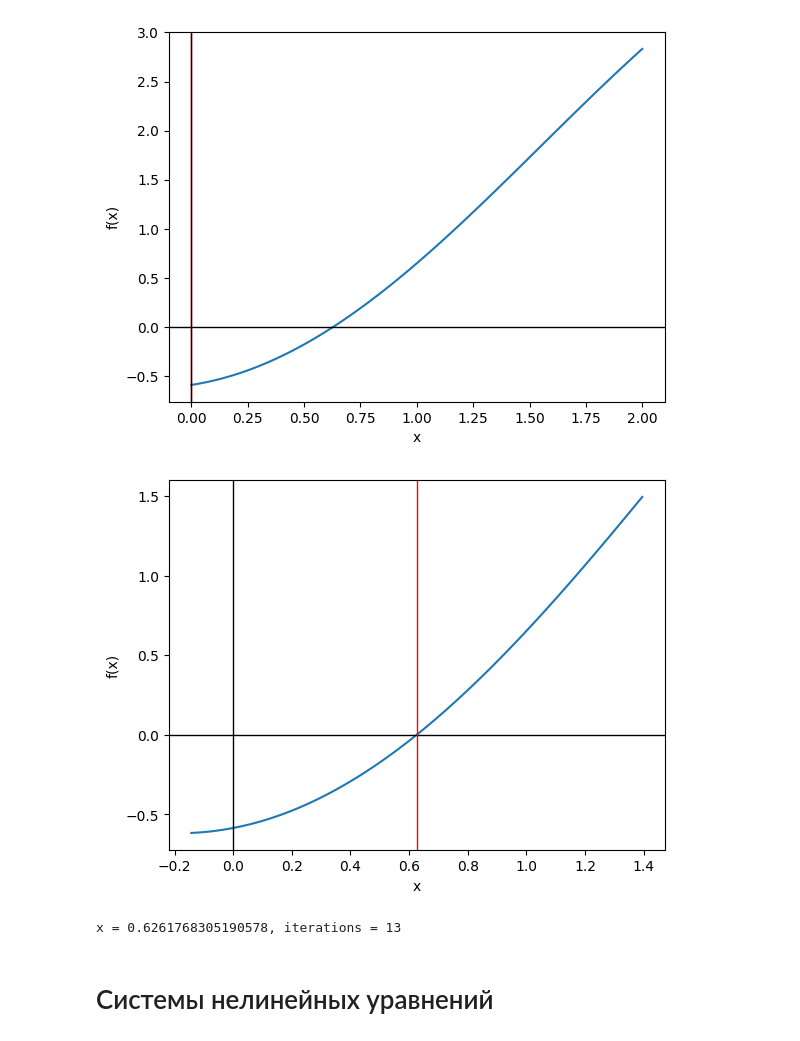
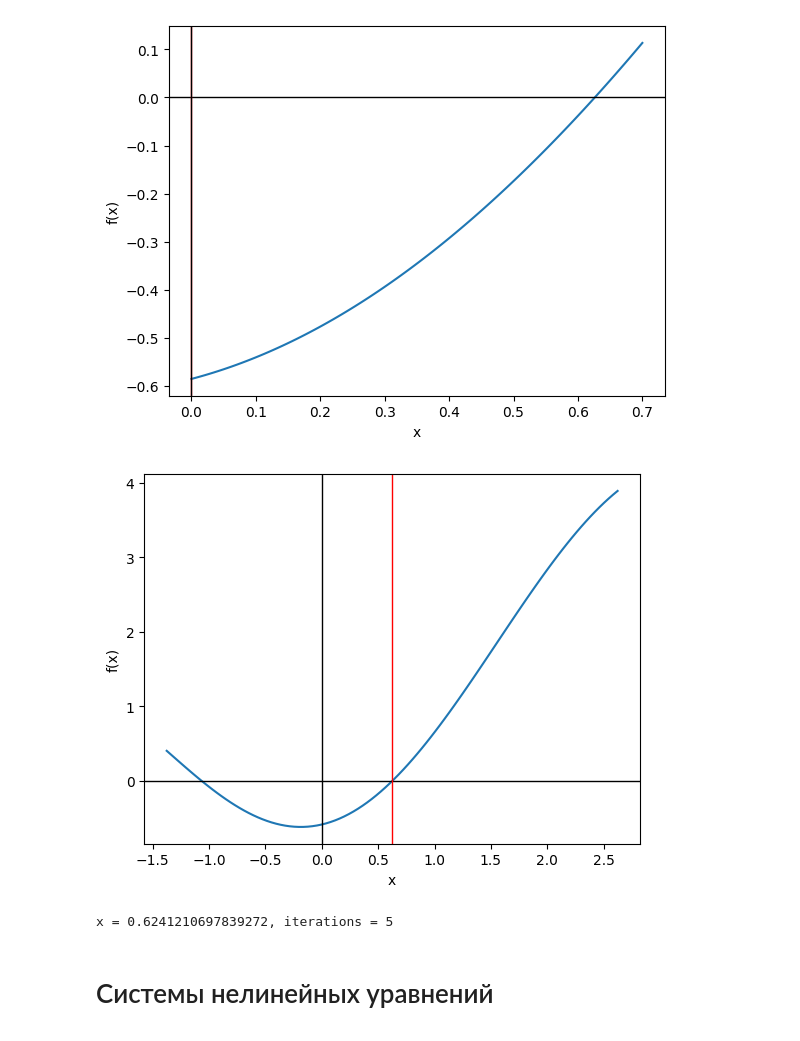
Before and after one commit to sikorskii/numeric_methods, a Jupyter notebook: NM2/lab.ipynb, the cells around one changed output. Saved outputs shown, nothing was run; the diff lists cells and outputs as text; code cells hidden in the pictures.

```diff
--- a/NM2/lab.ipynb
+++ b/NM2/lab.ipynb
@@ -26,12 +26,20 @@ def plot_on_interval(f, a, b, current_x):
 def det(A):
     return A[0, 0] * A[1, 1] - A[0, 1] * A[1, 0]
 # %%
+def check_converging(x0):
+    if f(x0) * df2(x0) < df(x0) ** 2:
+        return True
+    return False
+
 def newton(f, df, lbound, rbound, eps):
     if not changes_sign(f, lbound, rbound):
         raise Exception("Функция не меняет знак на заданном отрезке")
 
     iterations = 0
     x0 = rbound
+    if not check_converging(x0):
+        return
+
     while iterations < max_iter:
         iterations += 1
         x = x0 - f(x0) / df(x0)
@@ -47,13 +55,16 @@ def f(x):
 def df(x):
     return 2*np.sin(x) + 1 / np.sqrt(x + 2)
 
+def df2(x):
+     return 2*np.cos(x) - 1 / (2 * np.power(x+2, 3/2))
+
 plot_on_interval(f, 0, 10, 0)
 lbound = 0
-rbound = 2.9
+rbound = 0.9
 plot_on_interval(f, lbound, rbound, rbound)
 
 
-x, iterations = newton(f, df, lbound, rbound, 1e-3)
+x, iterations = newton(f, df, lbound, rbound, 1e-2)
 
 plot_on_interval(f, x - 10 / iterations, x + 10 / iterations, x)
 print("x = {0}, iterations = {1}".format(x, iterations))
@@ -65,14 +76,22 @@ x = 0.6262174152596838, iterations = 9
 # %%
+def phi(x):
+    return 2* np.cos(x) - np.sqrt(x+2) + x
+
+def d_phi(x):
+    return 1/2 * (-4 * np.sin(x) + 2 - 1/np.sqrt(x+2))
+
 def iterations(f, df, lbound, rbound, eps):
     if not changes_sign(f, lbound, rbound):
         raise Exception("Функция не меняет знак на заданном отрезке")
 
     iterations = 0
-    x0 = (rbound + lbound) / 2
-    lamb = 1 / df(x0)
+    x0 = rbound if d_phi(rbound) > 0 else lbound
+    if d_phi(x0) < 0:
+        raise Exception("Производная итерирующей функции меньше нуля на заданном отрезке")
+
     while iterations < max_iter:
         iterations += 1
-        x = x0 - lamb * f(x0)
+        x = phi(x0)
         if abs(x - x0) < eps:
             return x, iterations
         x0 = x
@@ -80,17 +99,17 @@ def iterations(f, df, lbound, rbound, eps):
     raise Exception("Метод итераций не смог сойтись при заданном x0")
 # %%
 lbound = 0
-rbound = 2
+rbound = 0.7
 plot_on_interval(f, 0, 10, current_x=10)
 plot_on_interval(f, lbound, rbound, current_x=0)
-x, iterations = iterations(f, df, lbound, rbound, 1e-6)
+x, iterations = iterations(f, df, lbound, rbound, 1e-2)
 plot_on_interval(f, x - 10 / iterations, x + 10 / iterations, x)
 print("x = {0}, iterations = {1}".format(x, iterations))
 # %% [output]
 [figure]
-[figure, old version]
+[figure, new version]
-[figure, old version]
+[figure, new version]
-x = 0.6261768305190578, iterations = 13
+x = 0.6241210697839272, iterations = 5
 # %% [markdown]
 # Системы нелинейных уравнений
 # %% [markdown]
```
Also changed, not shown: parts of 4 cells of this notebook.
